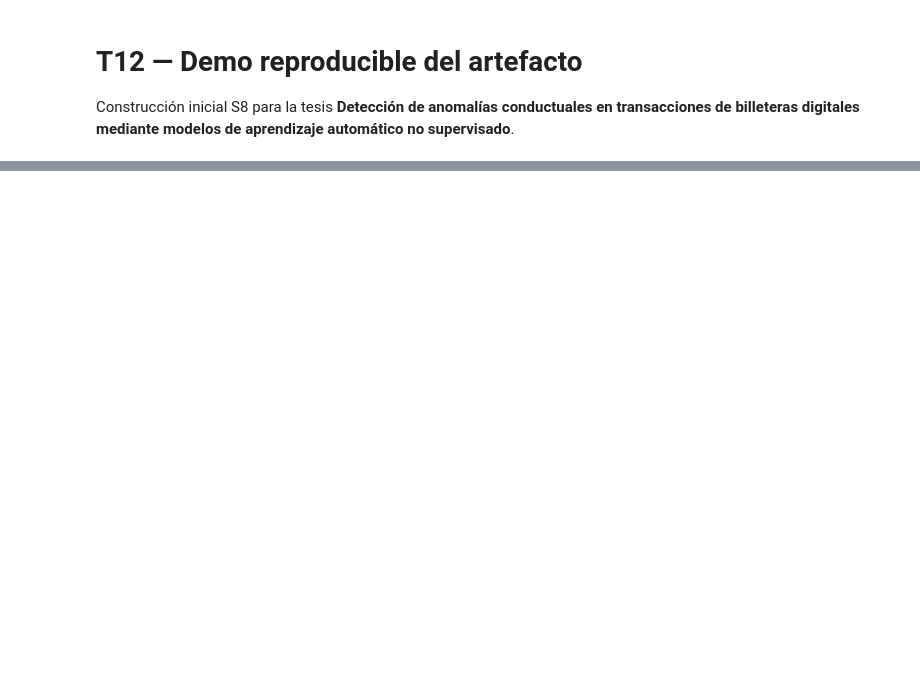
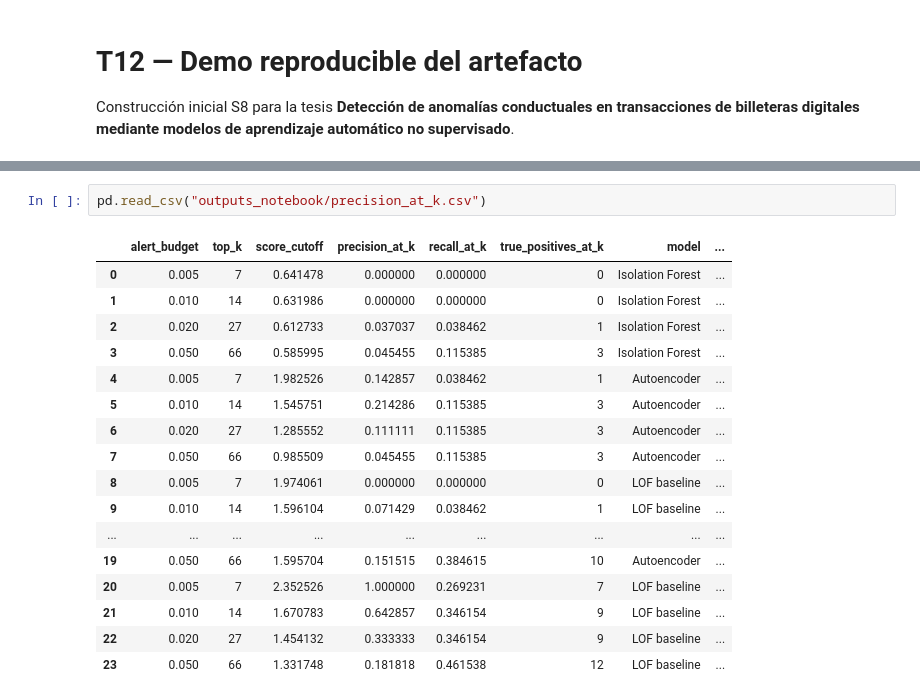
Before and after one commit to alvaroRimbaud/behavioral-anomaly-detection-wallets, a Jupyter notebook: notebooks/T12_Demo_Artefacto.ipynb, the cells around one changed output, grey strips where cells are left out. Saved outputs shown, nothing was run; the diff lists cells and outputs as text; blank space fills up the shorter version.

```diff
--- a/notebooks/T12_Demo_Artefacto.ipynb
+++ b/notebooks/T12_Demo_Artefacto.ipynb
@@ -26,0 +76,20 @@ pd.read_csv("outputs_notebook/metrics_by_intensity.csv")
+# %%
+pd.read_csv("outputs_notebook/precision_at_k.csv")
+# %% [output]
+|  | alert_budget | top_k | score_cutoff | precision_at_k | recall_at_k | true_positives_at_k | model | ... |
+| 0 | 0.005 | 7 | 0.641478 | 0.000000 | 0.000000 | 0 | Isolation Forest | ... |
+| 1 | 0.010 | 14 | 0.631986 | 0.000000 | 0.000000 | 0 | Isolation Forest | ... |
+| 2 | 0.020 | 27 | 0.612733 | 0.037037 | 0.038462 | 1 | Isolation Forest | ... |
+| 3 | 0.050 | 66 | 0.585995 | 0.045455 | 0.115385 | 3 | Isolation Forest | ... |
+| 4 | 0.005 | 7 | 1.982526 | 0.142857 | 0.038462 | 1 | Autoencoder | ... |
+| 5 | 0.010 | 14 | 1.545751 | 0.214286 | 0.115385 | 3 | Autoencoder | ... |
+| 6 | 0.020 | 27 | 1.285552 | 0.111111 | 0.115385 | 3 | Autoencoder | ... |
+| 7 | 0.050 | 66 | 0.985509 | 0.045455 | 0.115385 | 3 | Autoencoder | ... |
+| 8 | 0.005 | 7 | 1.974061 | 0.000000 | 0.000000 | 0 | LOF baseline | ... |
+| 9 | 0.010 | 14 | 1.596104 | 0.071429 | 0.038462 | 1 | LOF baseline | ... |
+| ... | ... | ... | ... | ... | ... | ... | ... | ... |
+| 19 | 0.050 | 66 | 1.595704 | 0.151515 | 0.384615 | 10 | Autoencoder | ... |
+| 20 | 0.005 | 7 | 2.352526 | 1.000000 | 0.269231 | 7 | LOF baseline | ... |
+| 21 | 0.010 | 14 | 1.670783 | 0.642857 | 0.346154 | 9 | LOF baseline | ... |
+| 22 | 0.020 | 27 | 1.454132 | 0.333333 | 0.346154 | 9 | LOF baseline | ... |
+| 23 | 0.050 | 66 | 1.331748 | 0.181818 | 0.461538 | 12 | LOF baseline | ... |
```
Also changed, not shown: parts of 6 cells of this notebook, 11 other files.
